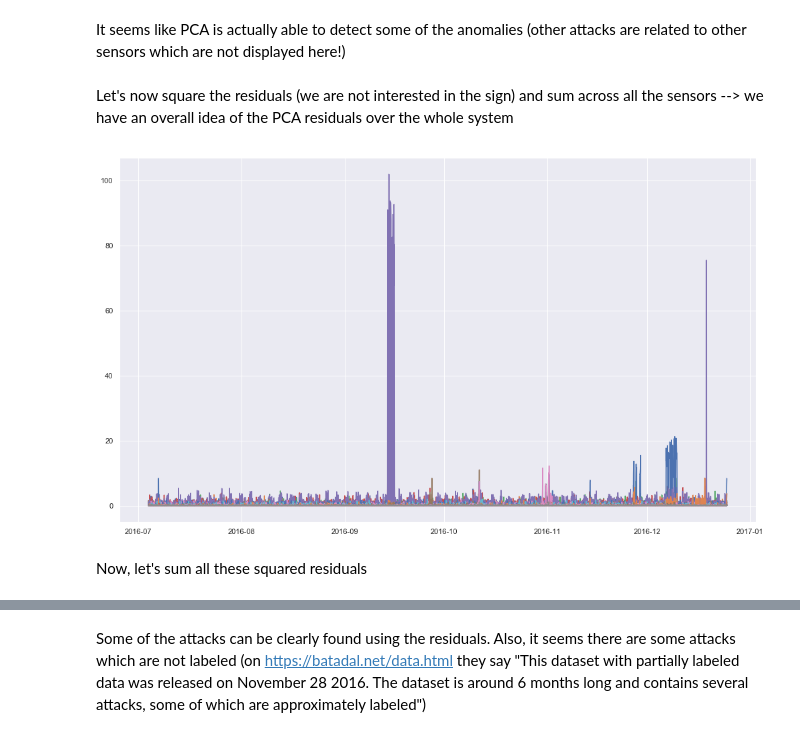
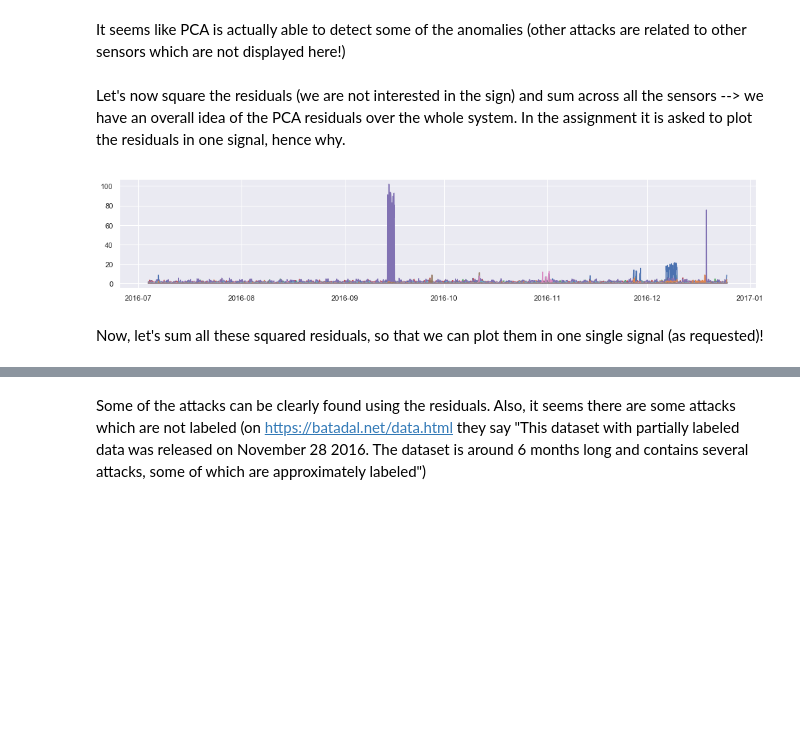
Before and after one commit to benhe119/Cyber-data-analytics_TUDelft, a Jupyter notebook: lab2/notebooks/PCA.ipynb, the cells around one changed output, grey strips where cells are left out. Drawn from its saved outputs; the diff is of its cells as text; code cells hidden in the pictures; blank space fills up the shorter version.

```diff
--- a/lab2/notebooks/PCA.ipynb
+++ b/lab2/notebooks/PCA.ipynb
@@ -114,18 +114,17 @@ plt.show()
 # %% [markdown]
 It seems like PCA is actually able to detect some of the anomalies (other attacks are related to other sensors which are not displayed here!)
 # %% [markdown]
-Let's now square the residuals (we are not interested in the sign) and sum across all the sensors --> we have an overall idea of the PCA residuals over the whole system
+Let's now square the residuals (we are not interested in the sign) and sum across all the sensors --> we have an overall idea of the PCA residuals over the whole system. In the assignment it is asked to plot the residuals in one signal, hence why.
 # %%
 squared_res_df = pd.DataFrame(np.power(residual_df, 2), residual_df.index)
 
-# Let's just have a look at the different residuals altogether (and also labels, why not)
-to_plot_df = pd.concat([squared_res_df], axis=1)
-plt.figure(figsize=(17,10))
-plt.plot(to_plot_df)
+# Let's just have a look at the different residuals altogether
+plt.figure(figsize=(17,3))
+plt.plot(squared_res_df)
 plt.show()
 # %% [output]
-[figure, old version]
+[figure, new version]
 # %% [markdown]
-Now, let's sum all these squared residuals
+Now, let's sum all these squared residuals, so that we can plot them in one single signal (as requested)!
 # %%
 squared_sum_res = squared_res_df.sum(axis=1)
```
Also changed, not shown: parts of 9 cells of this notebook.
